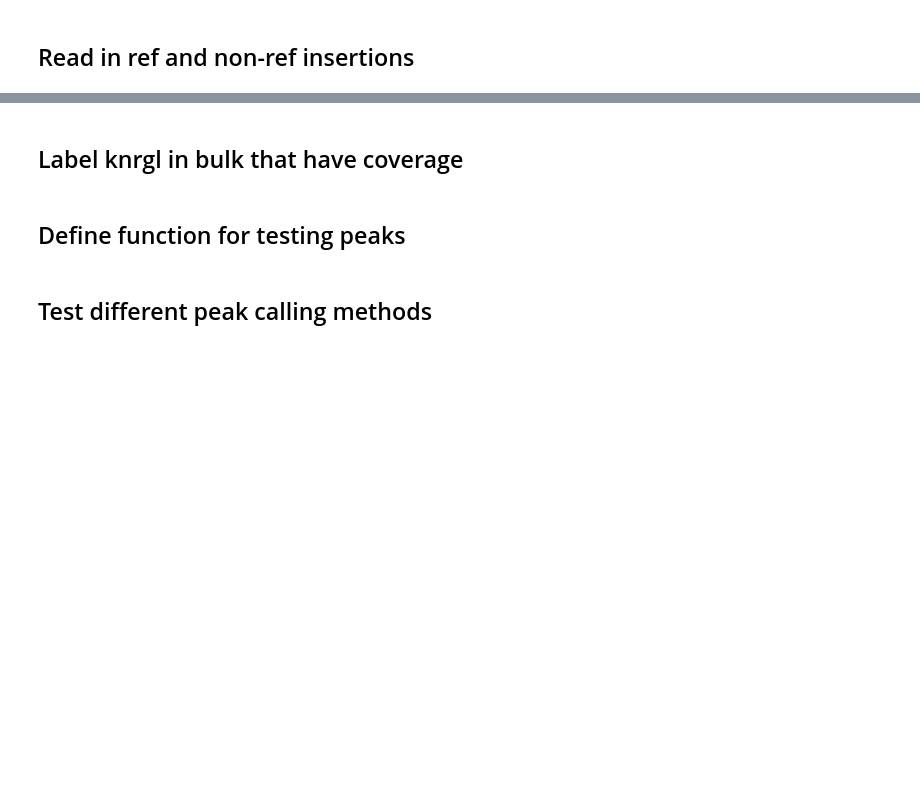
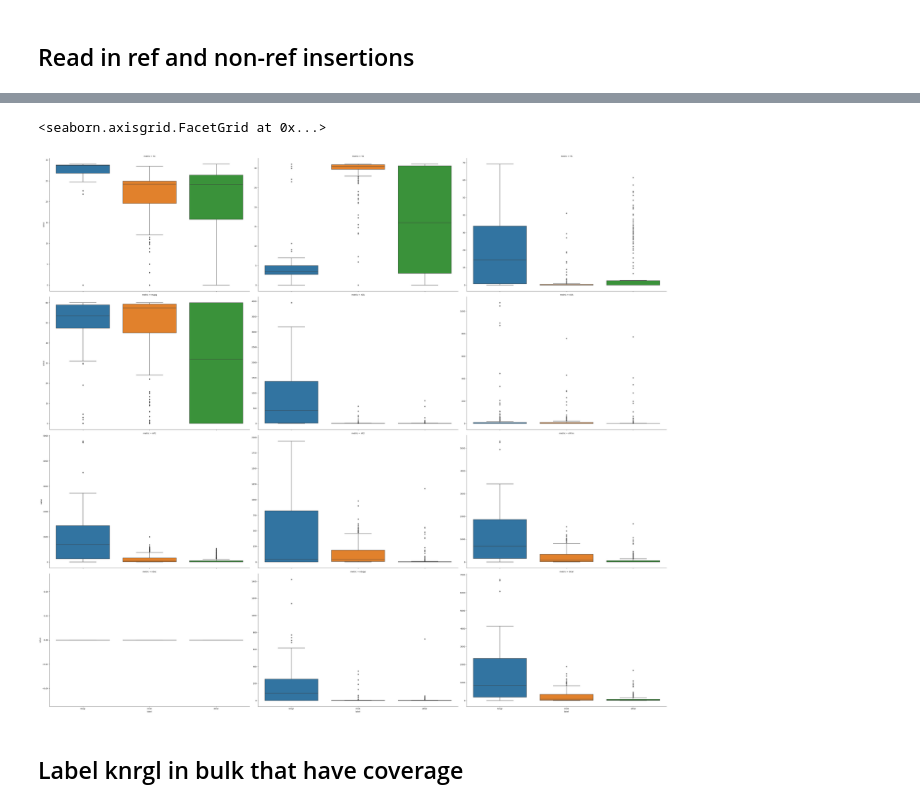
Before and after one commit to mikecuoco/sz_slavseq, a Jupyter notebook: workflow/notebooks/test_peaks.py.ipynb, the cells around one changed output, grey strips where cells are left out. Saved outputs shown, nothing was run; the diff lists cells and outputs as text; code cells hidden in the pictures; blank space fills up the shorter version.

```diff
--- a/workflow/notebooks/test_peaks.py.ipynb
+++ b/workflow/notebooks/test_peaks.py.ipynb
@@ -18,0 +21,39 @@ knrgl = read_knrgl("/raidixshare_logg01/mcuoco/internal/BSMN/resources/LIBD74/hs
+# %%
+# label peaks with knrgl and rmsk annotations
+def label_peaks(df, knrgl, rmsk, contigs=None):
+
+	if "width" not in df.columns:
+		df["width"] = df["Start"] - df["End"]
+
+	if contigs:
+		df = df.loc[df["Chromosome"].isin(contigs), :]
+		l1 = {
+			"knrgl": pr.PyRanges(knrgl.loc[knrgl["Chromosome"].isin(contigs), :]),
+			"rmsk": pr.PyRanges(rmsk.loc[rmsk["Chromosome"].isin(contigs), :])
+		}
+	else:
+		l1 = {"knrgl": pr.PyRanges(knrgl), "rmsk": pr.PyRanges(rmsk)}
+
+	for k, v in l1.items():
+		df = pr.PyRanges(df)
+		df_l1 = df.overlap(v).df.set_index(["Chromosome", "Start", "End"])
+		df = df.df.set_index(["Chromosome", "Start", "End"])
+		df[k] = df.index.isin(df_l1.index)
+		df.reset_index(inplace=True)
+
+	df["label"] = df.apply(lambda x: "knrgl" if x.knrgl else "rmsk" if x.rmsk else "other", axis=1)
+
+	# if len(df_knrgl) == 0:
+	# 	df = df.df.set_index(["Chromosome", "Start", "End"])
+	# 	df["knrgl"] = False
+	# 	df["label"] = "other"
+	# 	print(f"0/{len(df)} peaks covering 0/{len(knrgl)} knrgl L1 annotations")
+	# 	return df
+
+	df = pr.PyRanges(df)
+	knrgl_covered = len(l1["knrgl"].overlap(df))
+	knrgl_peaks = sum(df.df["label"] == "knrgl")
+
+	print(f"{knrgl_peaks}/{len(df)} peaks covering {knrgl_covered}/{len(knrgl)} knrgl L1 annotations")
+
+	return df.df
@@ -18,0 +177,2 @@ knrgl = read_knrgl("/raidixshare_logg01/mcuoco/internal/BSMN/resources/LIBD74/hs
+# %%
+df = res.melt(id_vars=["Chromosome", "Start", "End", "label"], value_vars=["YA", "YG", "YS", "mapq", "nSA", "nXA", "nR1", "nR2", "nPrim", "nSec", "nSupp", "total"], var_name="metric", value_name="value")
@@ -19,2 +197,7 @@ knrgl = read_knrgl("/raidixshare_logg01/mcuoco/internal/BSMN/resources/LIBD74/hs
+# %%
+sns.catplot(data=df, col="metric", y="value", x="label", kind="box", height=10, aspect=1.5, sharey=False, col_wrap=3)
+# %% [output]
+<seaborn.axisgrid.FacetGrid at 0x...>
+[figure, added]
 # %% [markdown]
 ## Label knrgl in bulk that have coverage
@@ -29,2 +203,0 @@ knrgl = knrgl.loc[knrgl["coverage"] > 0,:]
-# %% [markdown]
-## Define function for testing peaks
@@ -61,2 +203,0 @@ def label_peaks(df, knrgl, contigs):
-# %% [markdown]
-## Test different peak calling methods
```
Also changed, not shown: parts of 13 cells of this notebook.
